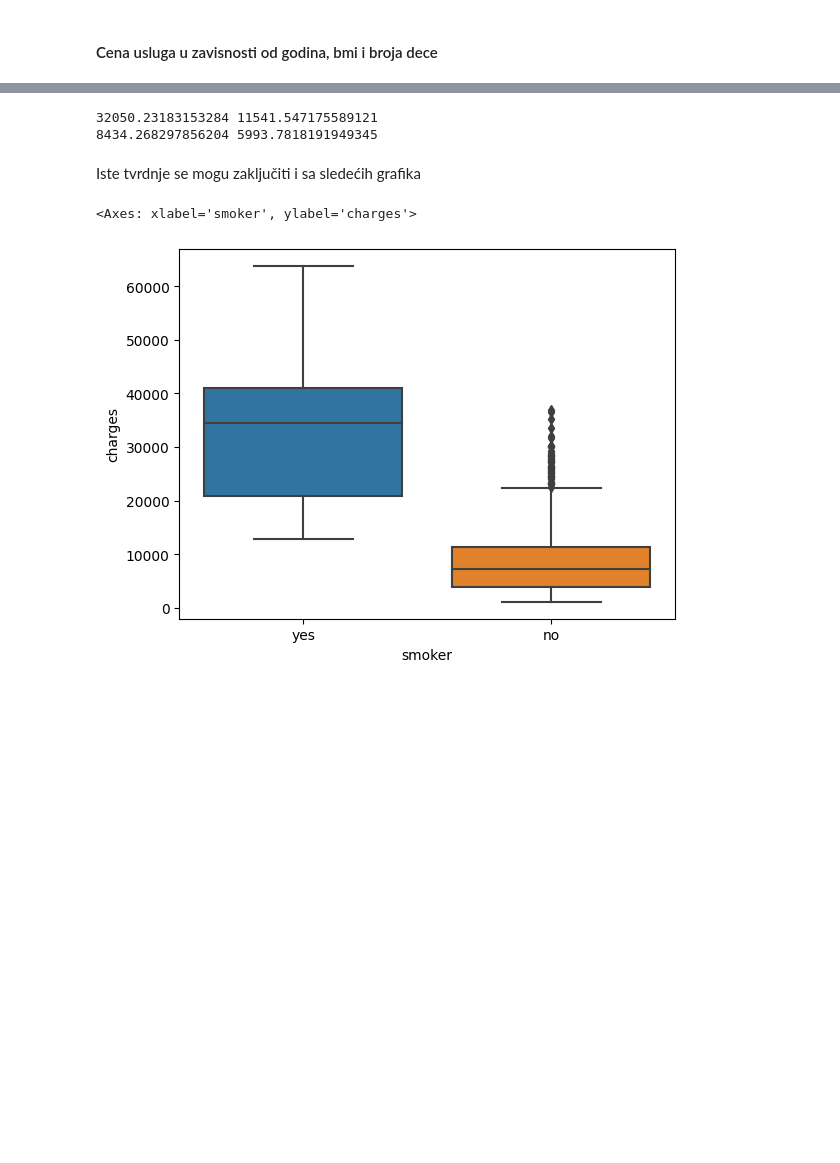
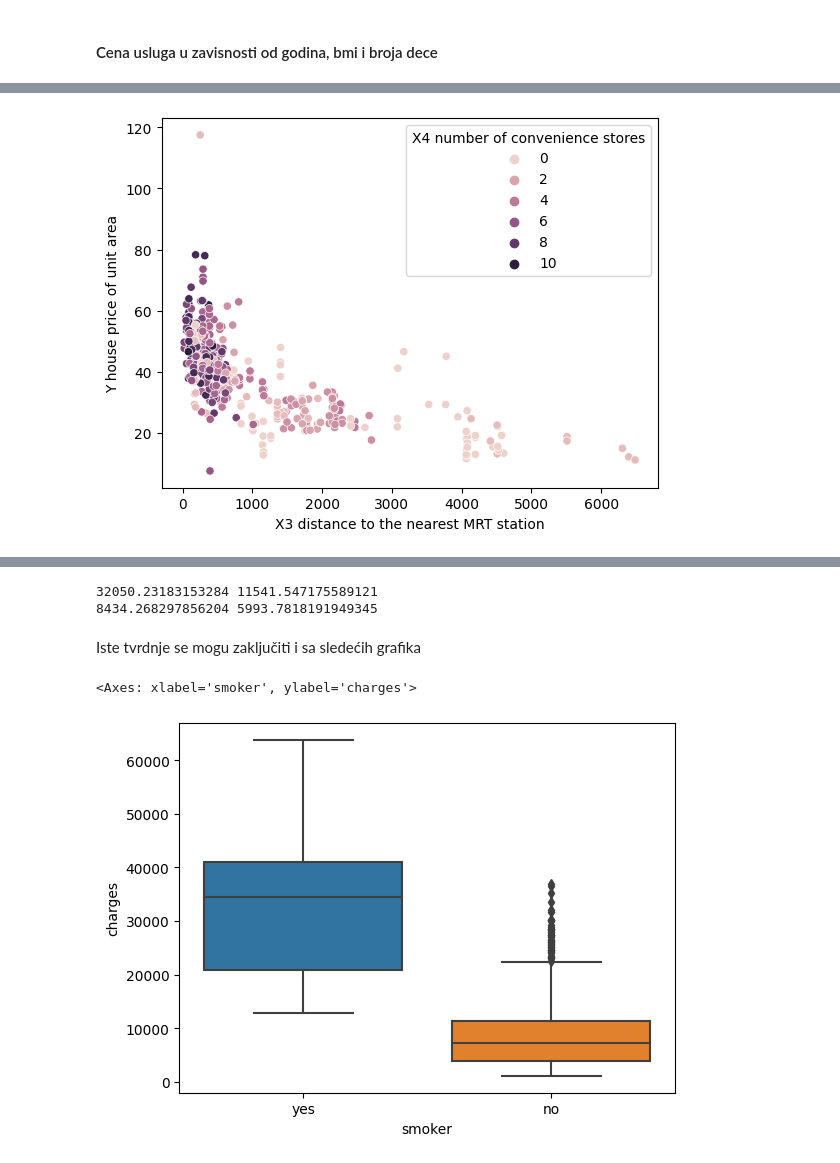
Before and after one commit to azzimihr/ml-lab, a Jupyter notebook: Linearna-Regresija.ipynb, the cells around one changed output, grey strips where cells are left out. Drawn from its saved outputs; the diff is of its cells as text; code cells hidden in the pictures; blank space fills up the shorter version.

```diff
--- a/Linearna-Regresija.ipynb
+++ b/Linearna-Regresija.ipynb
@@ -33,3 +21,11 @@ plt.show()
+# %%
+def col(a):
+  return data.iloc[:,a-1]
+
+sns.scatterplot(data, x=col(3), y=col(7), hue=col(4))
+plt.show()
+# %% [output]
+[figure, added]
 # %% [markdown]
 #### Tumačenje grafika
 
```
Also changed, not shown: parts of 2 cells of this notebook.
